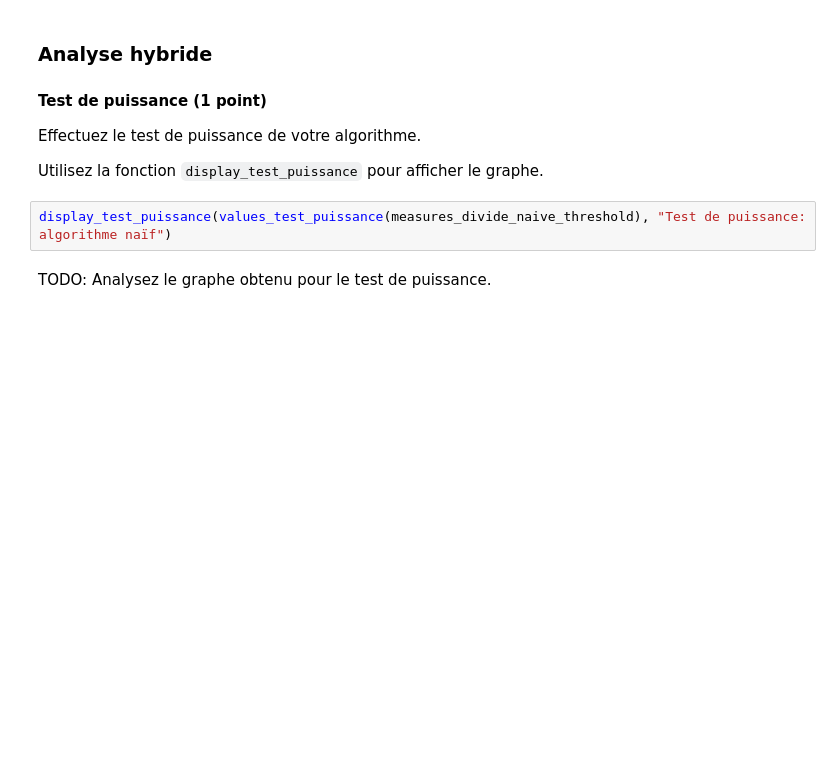
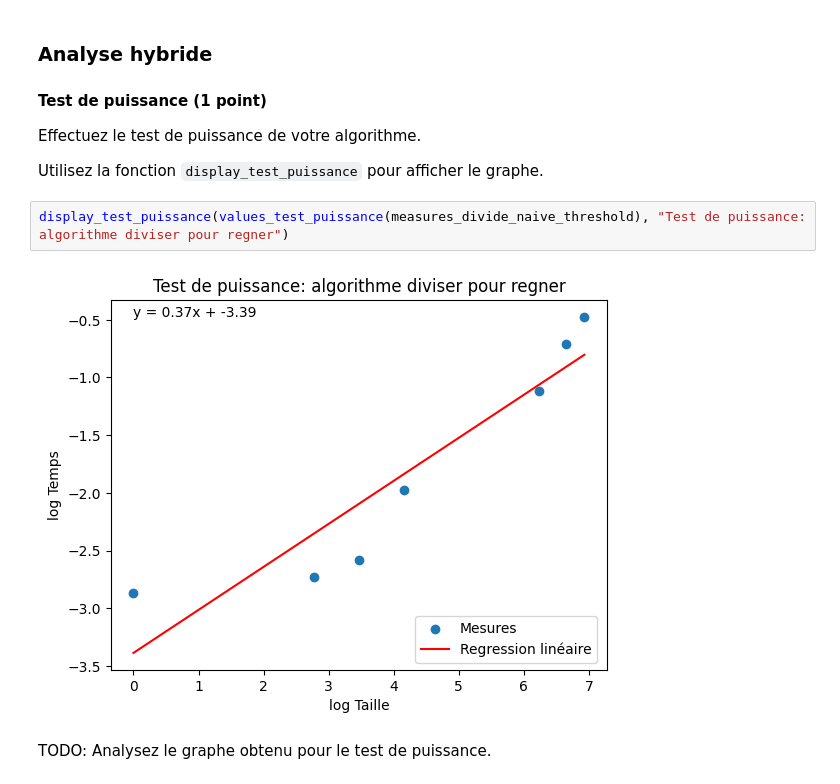
Before and after one commit to Delan18/TPINF8775, a Jupyter notebook: TP1_A25.ipynb, the cells around one changed output. Saved outputs shown, nothing was run; the diff lists cells and outputs as text; blank space fills up the shorter version.

```diff
--- a/TP1_A25.ipynb
+++ b/TP1_A25.ipynb
@@ -500,7 +628,9 @@ Effectuez le test de puissance de votre algorithme.
 
 Utilisez la fonction `display_test_puissance` pour afficher le graphe.
 # %%
-display_test_puissance(values_test_puissance(measures_divide_naive_threshold), "Test de puissance: algorithme naïf")
+display_test_puissance(values_test_puissance(measures_divide_naive_threshold), "Test de puissance: algorithme diviser pour regner")
+# %% [output]
+[figure, added]
 # %% [markdown]
 TODO: Analysez le graphe obtenu pour le test de puissance.
 # %% [markdown]
```
Also changed, not shown: parts of 21 cells of this notebook.
